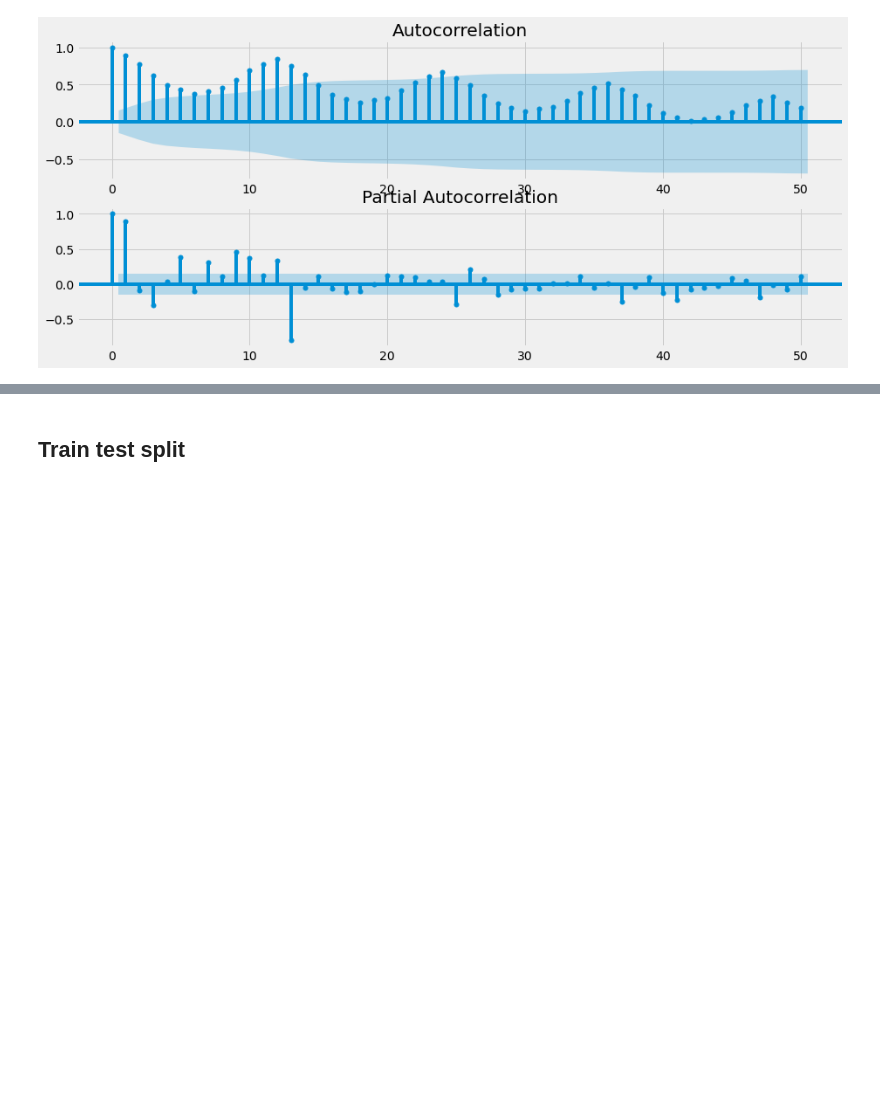
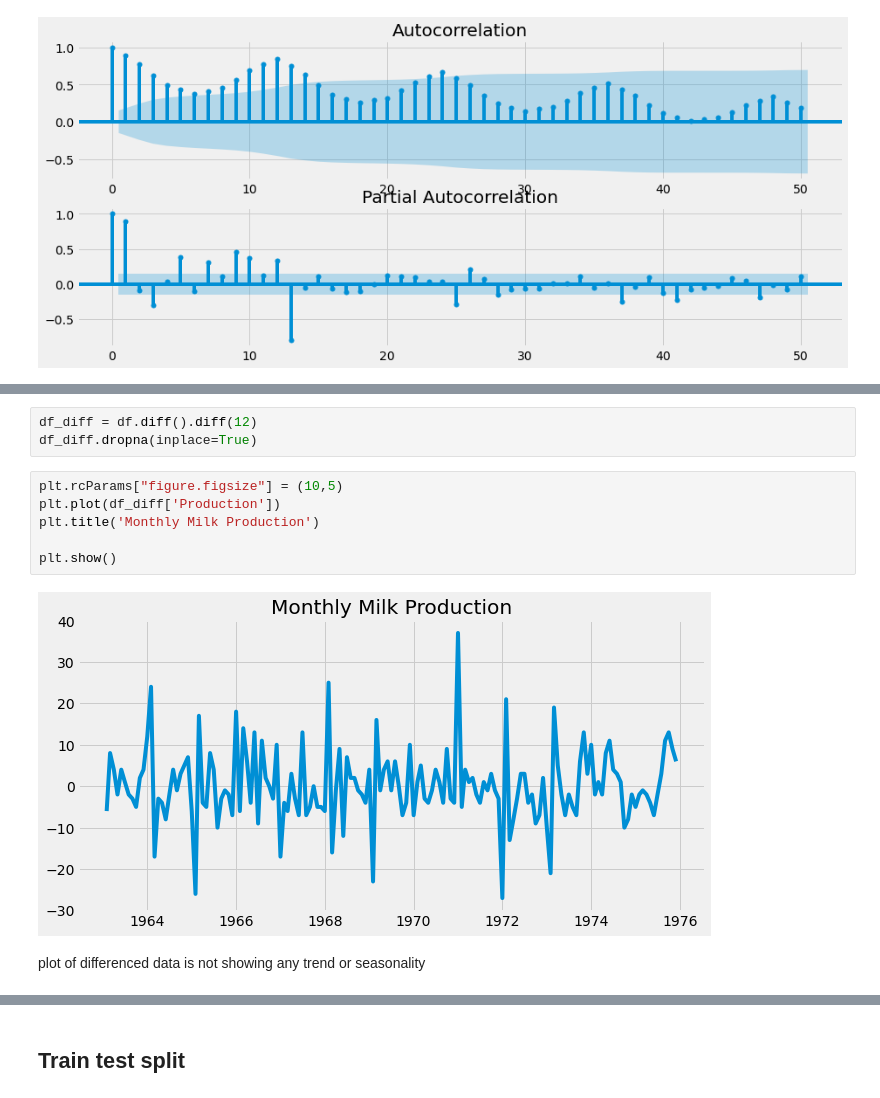
Before and after one commit to farhana01/ML-Projects, a Jupyter notebook: Statistical analysis of time series and predicion comparison/time_series_analysis_and_forecasting.ipynb, the cells around one changed output, grey strips where cells are left out. Saved outputs shown, nothing was run; the diff lists cells and outputs as text; blank space fills up the shorter version.

```diff
--- a/Statistical analysis of time series and predicion comparison/time_series_analysis_and_forecasting.ipynb
+++ b/Statistical analysis of time series and predicion comparison/time_series_analysis_and_forecasting.ipynb
@@ -92,0 +137,13 @@ plt.show()
+# %%
+df_diff = df.diff().diff(12)
+df_diff.dropna(inplace=True)
+# %%
+plt.rcParams["figure.figsize"] = (10,5)
+plt.plot(df_diff['Production'])
+plt.title('Monthly Milk Production')
+
+plt.show()
+# %% [output]
+[figure, added]
+# %% [markdown]
+plot of differenced data is not showing any trend or seasonality
```
Also changed, not shown: parts of 22 cells of this notebook.
